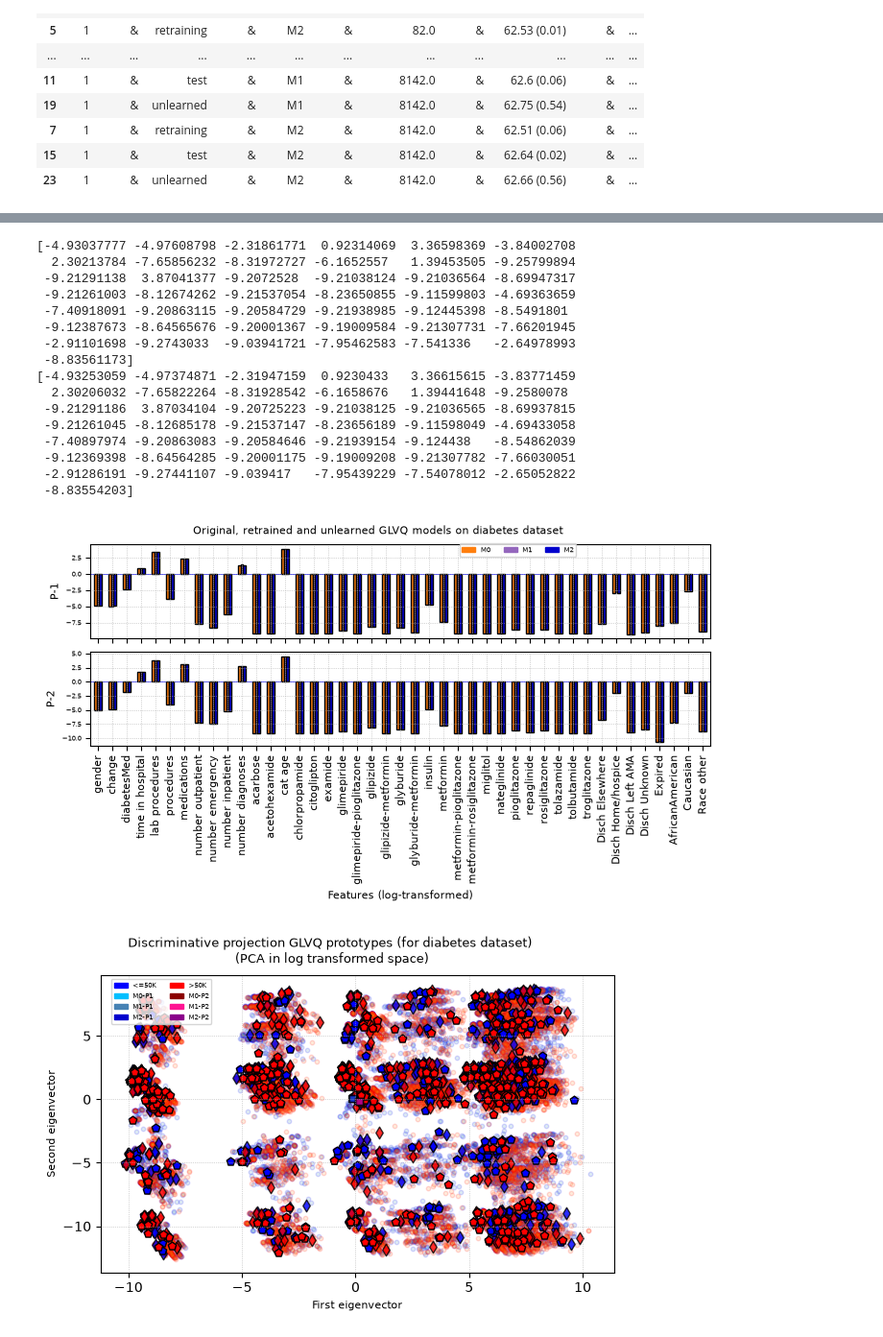
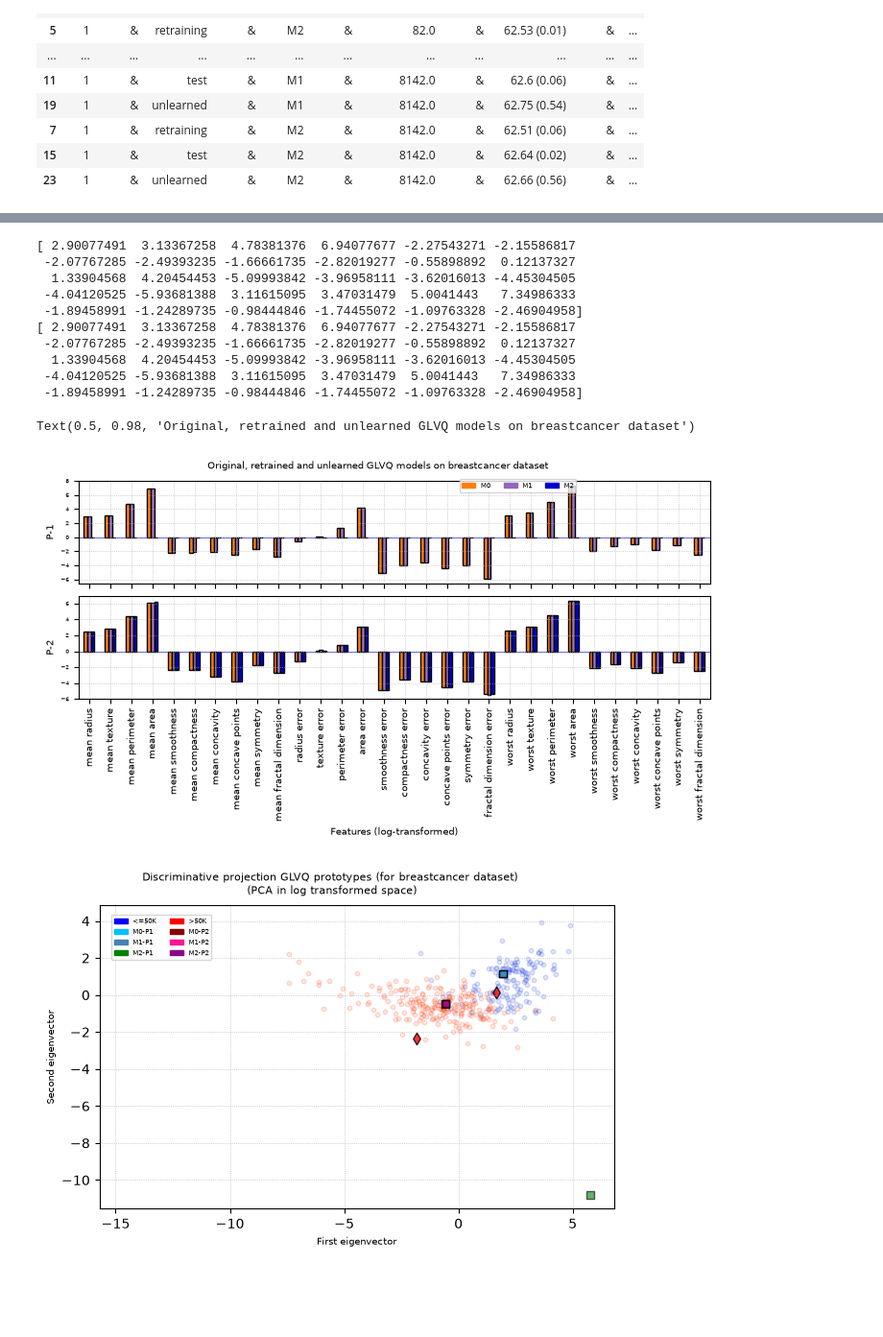
Before and after one commit to SrGh31/unlearn-lvq, a Jupyter notebook: notebooks/pred_analysis_visuals.ipynb, the cells around one changed output, grey strips where cells are left out. Shown at 96% size. Drawn from its saved outputs; the diff is of its cells as text; code cells hidden in the pictures; blank space fills up the shorter version.

```diff
--- a/notebooks/pred_analysis_visuals.ipynb
+++ b/notebooks/pred_analysis_visuals.ipynb
@@ -328,23 +325,27 @@ modelpath='/'.join(parts)+'/models/'
 from collections import Counter
 #dname, solver_type='breastcancer', 'sgd'
 nprots_per_class=1
-picklefilename='%s%s/%s_random_enforced_swish_%s_nprot%d.pkl'%(modelpath, dname, dname, solver_type, nprots_per_class)
+dname='breastcancer'
+#breastcancer_random_swish_sgd_nprot1_Single
+picklefilename='%s%s/breastcancer_random_swish_sgd_nprot1_Single.pkl'%(modelpath, dname)
+#picklefilename='%s%s/%s_random_enforced_swish_%s_nprot%d.pkl'%(modelpath, dname, dname, solver_type, nprots_per_class)
 with open(picklefilename, 'rb') as file:
     model_sets=pickle.load(file)
 retrained_all, unlearned_all=model_sets['retrained'], model_sets['unlearned']
 M0=model_sets['original']
 Xtrain, Ytrain, Xtest, Ytest, features=dataset_health(dname)
 zXtrain, zXtest=data_norm_log(Xtrain, Xtest)
-nopts, iter=2, 2
+nopts, iter=0, 3
 M1, M2=retrained_all[nopts]['models'][iter]['model'], unlearned_all[nopts]['models'][iter]['model']
 print(list(unlearned_all.keys()))
 n=unlearned_all[nopts]['n']
 print(n, unlearned_all[nopts]['n'])
 unlearn_indices=unlearned_all[nopts]['models'][iter]['unlearn_indices']
-enforced_indices=unlearned_all[nopts]['models'][iter]['enforced_indices']
+#enforced_indices=unlearned_all[nopts]['models'][iter]['enforced_indices']
 zXunlearn, Yunlearn=zXtrain.iloc[unlearn_indices], Ytrain[unlearn_indices]
 est_unlearn_M0, est_unlearn_M1, est_unlearn_M2=M0.predict(zXunlearn), M1.predict(zXunlearn), M2.predict(zXunlearn)
-print(Counter(Ytrain[unlearn_indices]), Counter(Ytrain[enforced_indices]))
+relearn_indices=retrained_all[nopts]['models'][iter]['retrain_indices']
+print(Counter(Ytrain[unlearn_indices]))#, Counter(Ytrain[enforced_indices]))
 idx=0
 if nprots_per_class==1:
     prot_group_dummy=pd.DataFrame(data=np.array([Xtrain.columns,
@@ -371,5 +372,6 @@ if nprots_per_class==1:
 else:
     temp_dummy=prot_group_dummy[['features','M0-00','M1-00', 'M2-00','M0-01','M1-01', 'M2-01', 'Median-0', 'Mean-0',
                       'M0-10','M1-10', 'M2-10','M0-11','M1-11', 'M2-11', 'Median-1', 'Mean-1']]
-temp_dummy
+#temp_dummy
+print(unlearn_indices)
 # %% [output]
@@ -396,10 +382,14 @@ Counter({0: 446, 1: 369}) Counter({0: 446, 1: 369})
 # %%
 iter=0
+import matplotlib.pyplot as plt
+from matplotlib.lines import Line2D
+import matplotlib.patches as mpatches
+import matplotlib.lines as mlines
 print(unlearned_all[0]['models'][iter]['model'].prototypes_[0])
-iter=1
+#iter=2
 print(unlearned_all[0]['models'][iter]['model'].prototypes_[0])
-relearn_indices=retrained_all[nopts]['models'][iter]['retrain_indices']
 
+fs=7
 fig5, ax5= plt.subplots(nrows=M0.prototypes_.shape[0],figsize=(7,4), dpi=100, layout="constrained", sharex=True)
 ylims=[np.ceil(np.min(M0.prototypes_))-1, np.ceil(np.max(M0.prototypes_))]
 xticklabels=["" for x in range(len(Xtrain.columns))]
@@ -437,29 +427,28 @@ else:
     fig5.legend(handles=handleorder1, loc='lower right', ncols=5, prop={"size":5},
            bbox_to_anchor=(0.9, 0.05))
 fig5.suptitle('Original, retrained and unlearned GLVQ models on %s dataset'%dname, fontsize=fs)
-fig5.savefig('%s%s_enforced_devProtsM0M1M2_swish_%s_nprot%d.pdf'%(figpath,dname, solver_type, nprots_per_class), dpi=100, bbox_inches="tight", pad_inches=0.01)
+#fig5.savefig('%s%s_enforced_devProtsM0M1M2_swish_%s_nprot%d.pdf'%(figpath,dname, solver_type, nprots_per_class), dpi=100, bbox_inches="tight", pad_inches=0.01)
 #prot_group
 # %% [output]
-[-4.93037777 -4.97608798 -2.31861771  0.92314069  3.36598369 -3.84002708
-  2.30213784 -7.65856232 -8.31972727 -6.1652557   1.39453505 -9.25799894
- -9.21291138  3.87041377 -9.2072528  -9.21038124 -9.21036564 -8.69947317
- -9.21261003 -8.12674262 -9.21537054 -8.23650855 -9.11599803 -4.69363659
- -7.40918091 -9.20863115 -9.20584729 -9.21938985 -9.12445398 -8.5491801
- -9.12387673 -8.64565676 -9.20001367 -9.19009584 -9.21307731 -7.66201945
- -2.91101698 -9.2743033  -9.03941721 -7.95462583 -7.541336   -2.64978993
- -8.83561173]
-[-4.93253059 -4.97374871 -2.31947159  0.9230433   3.36615615 -3.83771459
-  2.30206032 -7.65822264 -8.31928542 -6.1658676   1.39441648 -9.2580078
- -9.21291186  3.87034104 -9.20725223 -9.21038125 -9.21036565 -8.69937815
- -9.21261045 -8.12685178 -9.21537147 -8.23656189 -9.11598049 -4.69433058
- -7.40897974 -9.20863083 -9.20584646 -9.21939154 -9.124438   -8.54862039
- -9.12369398 -8.64564285 -9.20001175 -9.19009208 -9.21307782 -7.66030051
- -2.91286191 -9.27441107 -9.039417   -7.95439229 -7.54078012 -2.65052822
- -8.83554203]
+[ 2.90077491  3.13367258  4.78381376  6.94077677 -2.27543271 -2.15586817
+ -2.07767285 -2.49393235 -1.66661735 -2.82019277 -0.55898892  0.12137327
+  1.33904568  4.20454453 -5.09993842 -3.96958111 -3.62016013 -4.45304505
+ -4.04120525 -5.93681388  3.11615095  3.47031479  5.0041443   7.34986333
+ -1.89458991 -1.24289735 -0.98444846 -1.74455072 -1.09763328 -2.46904958]
+[ 2.90077491  3.13367258  4.78381376  6.94077677 -2.27543271 -2.15586817
+ -2.07767285 -2.49393235 -1.66661735 -2.82019277 -0.55898892  0.12137327
+  1.33904568  4.20454453 -5.09993842 -3.96958111 -3.62016013 -4.45304505
+ -4.04120525 -5.93681388  3.11615095  3.47031479  5.0041443   7.34986333
+ -1.89458991 -1.24289735 -0.98444846 -1.74455072 -1.09763328 -2.46904958]
+Text(0.5, 0.98, 'Original, retrained and unlearned GLVQ models on breastcancer dataset')
-[figure, old version]
+[figure, new version]
 # %%
 from sklearn.decomposition import PCA
-i=0
+import matplotlib.pyplot as plt
+from matplotlib.lines import Line2D
+import matplotlib.patches as mpatches
+import matplotlib.lines as mlines
+i, fs=0, 7
 if nprots_per_class==1:
     prot_group2=pd.DataFrame(data=np.array([M0.prototypes_[i], M1.prototypes_[i], M2.prototypes_[i]]),
                            columns=Xtrain.columns)
@@ -474,52 +463,52 @@ pca_X=PCA(n_components='mle', svd_solver="full").fit(zXtrain.iloc[relearn_indice
 pc_prots_df1, pc_prots_df2=pca_X.transform(prot_group2),pca_X.transform(prot_group3)
 pc_retrain_df=pca_X.transform(zXtrain.iloc[relearn_indices])
 pc_unlearn_df=pca_X.transform(zXtrain.iloc[unlearn_indices])
-pc_enforce_df=pca_X.transform(zXtrain.iloc[enforced_indices])
+#pc_enforce_df=pca_X.transform(zXtrain.iloc[enforced_indices])
 labels=Ytrain[relearn_indices]#[unlearn_indices]
 un_labels=Ytrain[unlearn_indices]#[unlearn_indices]
-en_labels=Ytrain[enforced_indices]
+#en_labels=Ytrain[enforced_indices]
 x_m1,y_m1,x_m2,y_m2 =pc_prots_df1[:, 0], pc_prots_df1[:, 1], pc_prots_df2[:, 0], pc_prots_df2[:, 1]
 x_d , y_d,ux_d , uy_d= pc_retrain_df[:, 0], pc_retrain_df[:, 1], pc_unlearn_df[:, 0], pc_unlearn_df[:, 1]
-ex_d , ey_d=pc_enforce_df[:, 0], pc_enforce_df[:, 1]
+#ex_d , ey_d=pc_enforce_df[:, 0], pc_enforce_df[:, 1]
 # Plot
 fig, ax= plt.subplots(nrows=1,figsize=(6,4), dpi=100, layout="constrained")
 fig.suptitle("Discriminative projection GLVQ prototypes (for %s dataset)\n (PCA in log transformed space)"%dname, fontsize=fs+1)
-colors, colors2, colors3 = ["blue", "red"],['deepskyblue','steelblue','mediumblue'],['darkred','deeppink','darkmagenta']
+colors, colors2, colors3 = ["blue", "red"],['deepskyblue','steelblue','green'],['darkred','deeppink','darkmagenta']
 lab_val=['<=50K', '>50K']
 
 for i, cls in enumerate(M0.classes_):
 ##    print(i, cls)
     ii = cls == labels
     scatter=ax.scatter(x_d[ii],y_d[ii],marker='o',c=None,alpha=0.15,s=10,edgecolors=colors[i],
                label=lab_val[i])
 for i, cls in enumerate(M0.classes_):
     ii = cls == un_labels
     scat1=ax.scatter(ux_d[ii],uy_d[ii],c=colors[i],marker='d', s=40,edgecolors="k",
                label=lab_val[i], alpha=0.8)
-    ii = cls == en_labels
-    scat1=ax.scatter(ex_d[ii],ey_d[ii],c=colors[i],marker='p', s=40,edgecolors="k",
-               label=lab_val[i])
+ #   ii = cls == en_labels
+ #   scat1=ax.scatter(ex_d[ii],ey_d[ii],c=colors[i],marker='p', s=40,edgecolors="k",
+ #              label=lab_val[i])
 
 scat2=ax.scatter(x_m1, y_m1, c=colors2, marker='s', s=30, alpha=[1,0.8, 0.6], edgecolors="black", linewidth=1.0, label=['M0-P1','M1-P1','M2-P1'])
 scat3=ax.scatter(x_m2, y_m2, c=colors3,marker='s', s=30, alpha=[1,0.8, 0.6], edgecolors="black", linewidth=1.0,
                 label=['M0-P2','M1-P2','M2-P2'])
 ax.set_xlabel("First eigenvector", fontsize=fs)
 ax.set_ylabel("Second eigenvector", fontsize=fs)
 ax.grid(linestyle = ':', linewidth = 0.5)
 patch1,patch2 = mpatches.Patch(color='b', label='<=50K'), mpatches.Patch(color='r', label='>50K')
 patch3,patch4 = mpatches.Patch(color=colors2[0], label='M0-P1'), mpatches.Patch(color=colors3[0], label='M0-P2')
 patch5,patch6 = mpatches.Patch(color=colors2[1], label='M1-P1'), mpatches.Patch(color=colors3[1], label='M1-P2')
 patch7,patch8 = mpatches.Patch(color=colors2[2], label='M2-P1'), mpatches.Patch(color=colors3[2], label='M2-P2')
 handleorder1=[patch1, patch3, patch5, patch7, patch2, patch4, patch6, patch8]
 if dname=='adult':
     fig.legend(handles=handleorder1, loc='lower right', ncols=2, prop={"size":5},
            bbox_to_anchor=(0.8, 0.1))
 else:
     fig.legend(handles=handleorder1, loc='lower right', ncols=2, prop={"size":5},
            bbox_to_anchor=(0.3, 0.75))
-fig.savefig('%s%s_Df_enforced_ProtsM0M1M2_swish_%s_nprot%d.pdf'%(figpath, dname, solver_type, nprots_per_class),
-            dpi=100, bbox_inches="tight", pad_inches=0.01)
+#fig.savefig('%s%s_Df_enforced_ProtsM0M1M2_swish_%s_nprot%d.pdf'%(figpath, dname, solver_type, nprots_per_class),
+#            dpi=100, bbox_inches="tight", pad_inches=0.01)
 del x_d , y_d, x_m1,y_m1, x_m2,y_m2,pc_retrain_df
 ax.grid(True)
 # %% [output]
-[figure, old version]
+[figure, new version]
```
Also changed, not shown: parts of 11 cells of this notebook, 7 other files.
